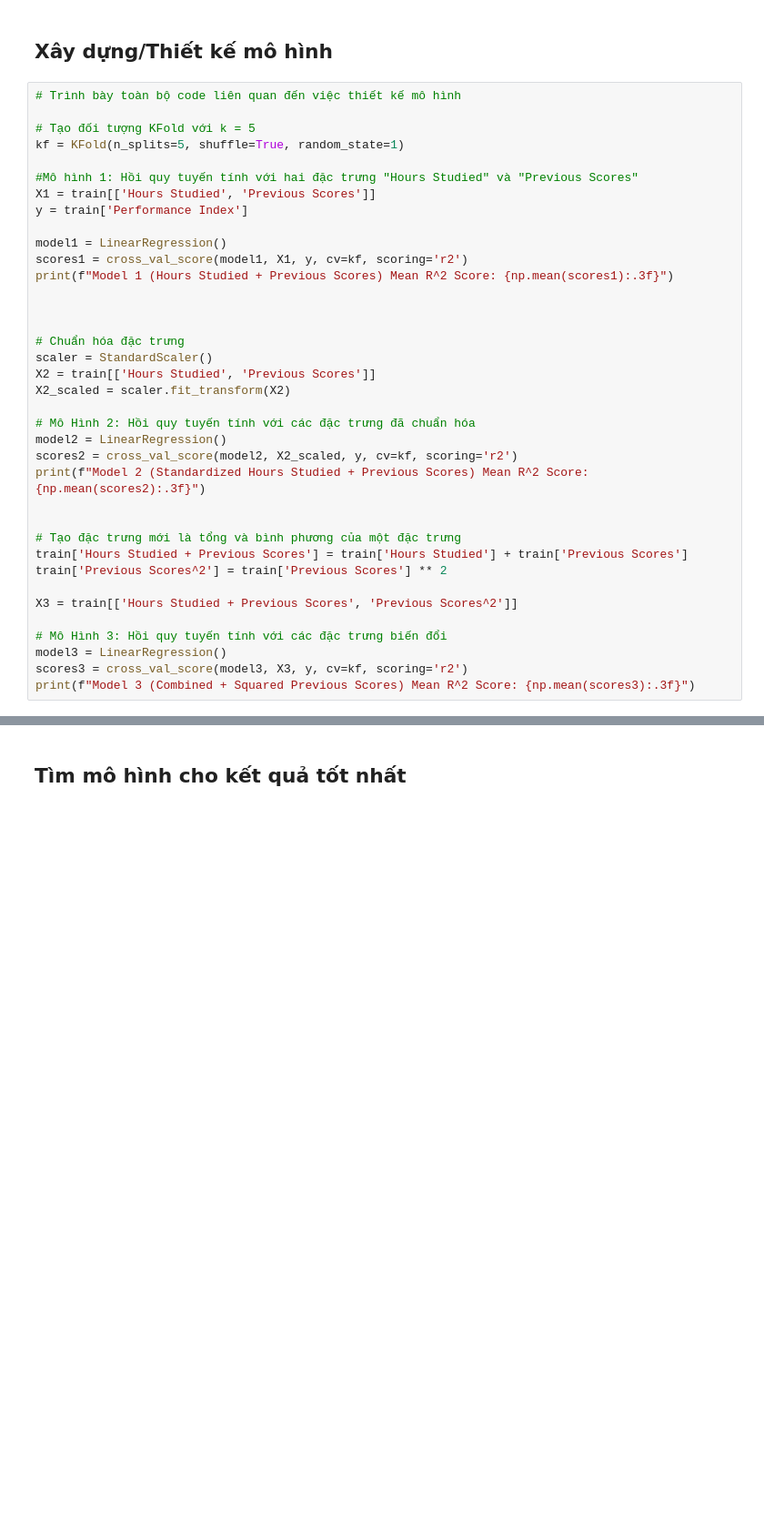
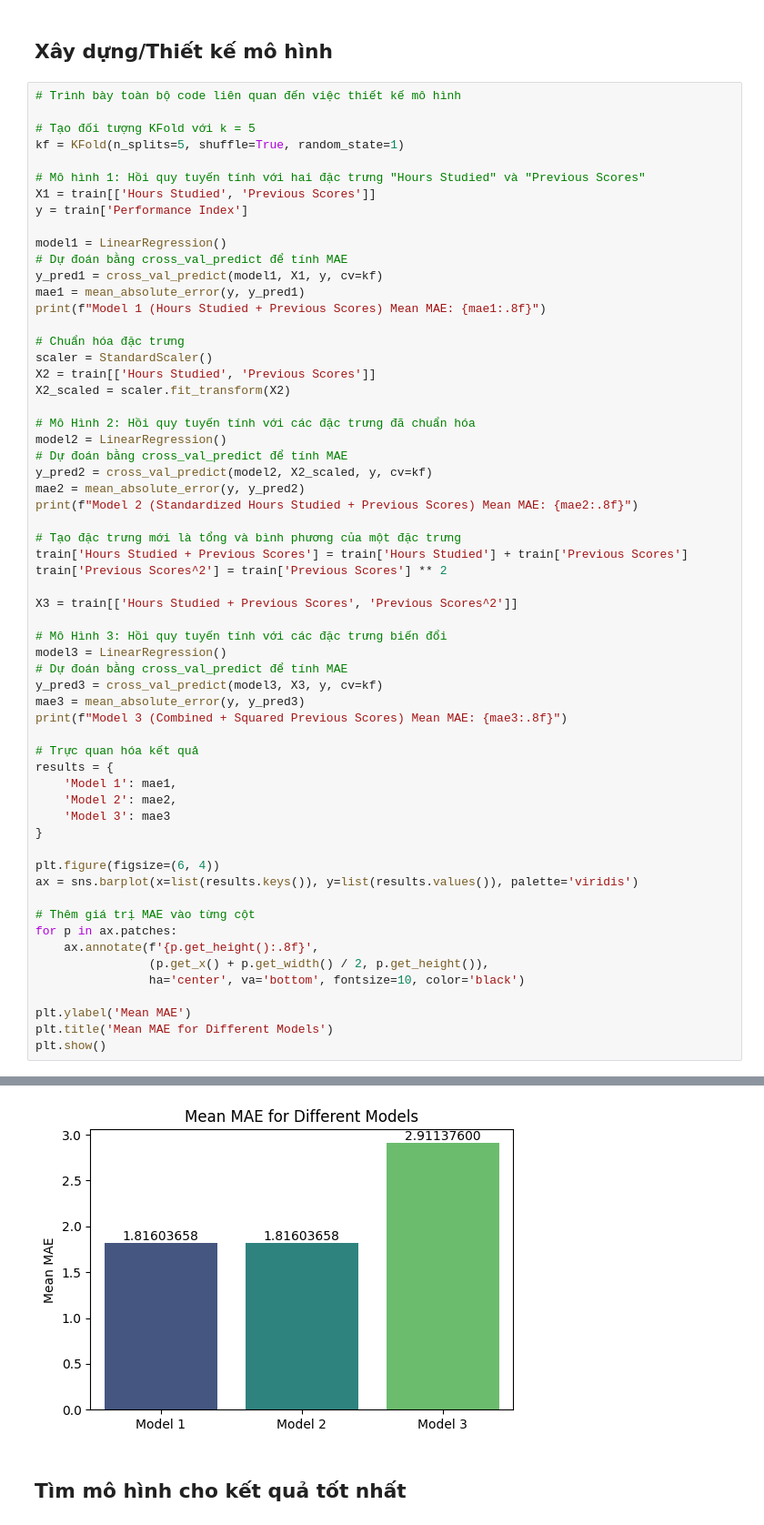
Before and after one commit to BAoD1nH/Math_Project_Linear-Regression, a Jupyter notebook: 22127027.ipynb, the cells around one changed output, grey strips where cells are left out. Shown: that part at 91% size. Drawn from its saved outputs; the diff is of its cells as text; blank space fills up the shorter version.

```diff
--- a/22127027.ipynb
+++ b/22127027.ipynb
@@ -331,15 +366,15 @@ $$\text{Student Performance} = ...$$
 # Tạo đối tượng KFold với k = 5
 kf = KFold(n_splits=5, shuffle=True, random_state=1)
 
-#Mô hình 1: Hồi quy tuyến tính với hai đặc trưng "Hours Studied" và "Previous Scores"
+# Mô hình 1: Hồi quy tuyến tính với hai đặc trưng "Hours Studied" và "Previous Scores"
 X1 = train[['Hours Studied', 'Previous Scores']]
 y = train['Performance Index']
 
 model1 = LinearRegression()
-scores1 = cross_val_score(model1, X1, y, cv=kf, scoring='r2')
-print(f"Model 1 (Hours Studied + Previous Scores) Mean R^2 Score: {np.mean(scores1):.3f}")
-
-
+# Dự đoán bằng cross_val_predict để tính MAE
+y_pred1 = cross_val_predict(model1, X1, y, cv=kf)
+mae1 = mean_absolute_error(y, y_pred1)
+print(f"Model 1 (Hours Studied + Previous Scores) Mean MAE: {mae1:.8f}")
 
 # Chuẩn hóa đặc trưng
 scaler = StandardScaler()
@@ -348,9 +383,10 @@ X2_scaled = scaler.fit_transform(X2)
 
 # Mô Hình 2: Hồi quy tuyến tính với các đặc trưng đã chuẩn hóa
 model2 = LinearRegression()
-scores2 = cross_val_score(model2, X2_scaled, y, cv=kf, scoring='r2')
-print(f"Model 2 (Standardized Hours Studied + Previous Scores) Mean R^2 Score: {np.mean(scores2):.3f}")
-
+# Dự đoán bằng cross_val_predict để tính MAE
+y_pred2 = cross_val_predict(model2, X2_scaled, y, cv=kf)
+mae2 = mean_absolute_error(y, y_pred2)
+print(f"Model 2 (Standardized Hours Studied + Previous Scores) Mean MAE: {mae2:.8f}")
 
 # Tạo đặc trưng mới là tổng và bình phương của một đặc trưng
 train['Hours Studied + Previous Scores'] = train['Hours Studied'] + train['Previous Scores']
@@ -360,6 +396,28 @@ X3 = train[['Hours Studied + Previous Scores', 'Previous Scores^2']]
 
 # Mô Hình 3: Hồi quy tuyến tính với các đặc trưng biến đổi
 model3 = LinearRegression()
-scores3 = cross_val_score(model3, X3, y, cv=kf, scoring='r2')
-print(f"Model 3 (Combined + Squared Previous Scores) Mean R^2 Score: {np.mean(scores3):.3f}")
+# Dự đoán bằng cross_val_predict để tính MAE
+y_pred3 = cross_val_predict(model3, X3, y, cv=kf)
+mae3 = mean_absolute_error(y, y_pred3)
+print(f"Model 3 (Combined + Squared Previous Scores) Mean MAE: {mae3:.8f}")
+
+# Trực quan hóa kết quả
+results = {
+    'Model 1': mae1,
+    'Model 2': mae2,
+    'Model 3': mae3
+}
+
+plt.figure(figsize=(6, 4))
+ax = sns.barplot(x=list(results.keys()), y=list(results.values()), palette='viridis')
+
+# Thêm giá trị MAE vào từng cột
+for p in ax.patches:
+    ax.annotate(f'{p.get_height():.8f}',
+                (p.get_x() + p.get_width() / 2, p.get_height()),
+                ha='center', va='bottom', fontsize=10, color='black')
+
+plt.ylabel('Mean MAE')
+plt.title('Mean MAE for Different Models')
+plt.show()
 # %% [output]
@@ -369,3 +430,4 @@ Model 3 (Combined + Squared Previous Scores) Mean R^2 Score: 0.964
+[figure, added]
 # %% [markdown]
 ## Tìm mô hình cho kết quả tốt nhất
 # %% [markdown]
```
Also changed, not shown: parts of 8 cells of this notebook, 1 other file.
